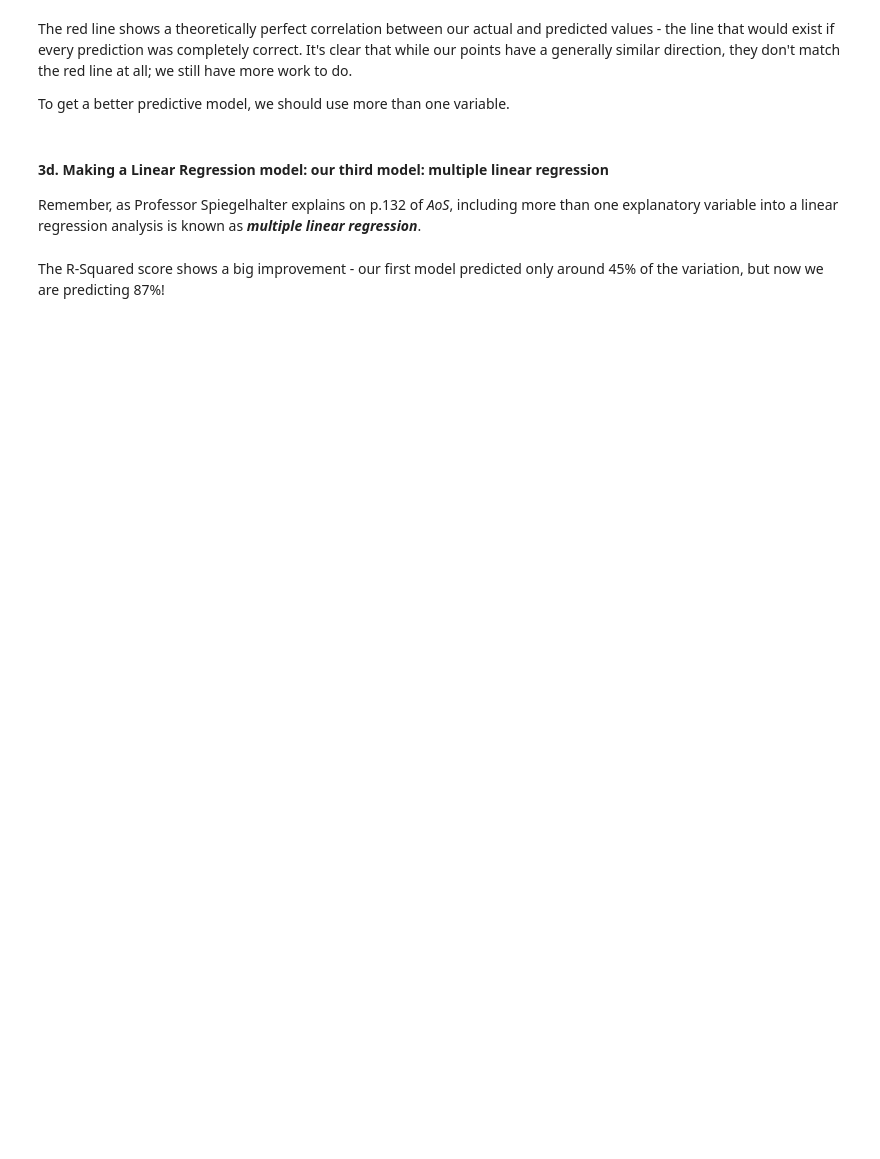
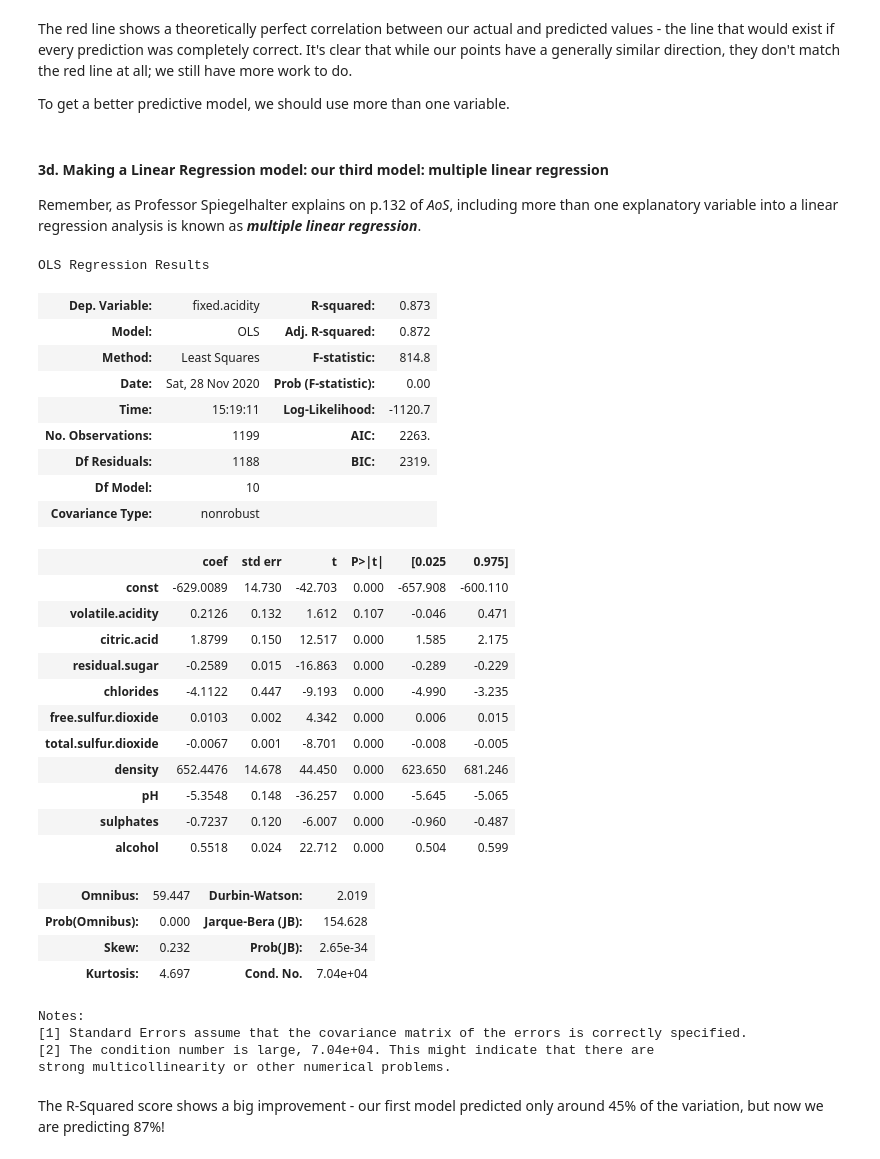
Before and after one commit to cogentdom/Linear_Regression, a Jupyter notebook: Springboard Regression Case Study - the Red Wine Dataset - Tier 3.ipynb, the cells around one changed output. Drawn from its saved outputs; the diff is of its cells as text; code cells hidden in the pictures; blank space fills up the shorter version.

```diff
--- a/Springboard Regression Case Study - the Red Wine Dataset - Tier 3.ipynb
+++ b/Springboard Regression Case Study - the Red Wine Dataset - Tier 3.ipynb
@@ -400,6 +447,37 @@ _ _ _
 # %%
 # Evaluate the model
-_ _ _
+rModel3.summary()
+# %% [output]
+OLS Regression Results
+| Dep. Variable: | fixed.acidity | R-squared: | 0.873 |
+| Model: | OLS | Adj. R-squared: | 0.872 |
+| Method: | Least Squares | F-statistic: | 814.8 |
+| Date: | Sat, 28 Nov 2020 | Prob (F-statistic): | 0.00 |
+| Time: | 15:19:11 | Log-Likelihood: | -1120.7 |
+| No. Observations: | 1199 | AIC: | 2263. |
+| Df Residuals: | 1188 | BIC: | 2319. |
+| Df Model: | 10 |  |  |
+| Covariance Type: | nonrobust |  |  |
+|  | coef | std err | t | P>|t| | [0.025 | 0.975] |
+| const | -629.0089 | 14.730 | -42.703 | 0.000 | -657.908 | -600.110 |
+| volatile.acidity | 0.2126 | 0.132 | 1.612 | 0.107 | -0.046 | 0.471 |
+| citric.acid | 1.8799 | 0.150 | 12.517 | 0.000 | 1.585 | 2.175 |
+| residual.sugar | -0.2589 | 0.015 | -16.863 | 0.000 | -0.289 | -0.229 |
+| chlorides | -4.1122 | 0.447 | -9.193 | 0.000 | -4.990 | -3.235 |
+| free.sulfur.dioxide | 0.0103 | 0.002 | 4.342 | 0.000 | 0.006 | 0.015 |
+| total.sulfur.dioxide | -0.0067 | 0.001 | -8.701 | 0.000 | -0.008 | -0.005 |
+| density | 652.4476 | 14.678 | 44.450 | 0.000 | 623.650 | 681.246 |
+| pH | -5.3548 | 0.148 | -36.257 | 0.000 | -5.645 | -5.065 |
+| sulphates | -0.7237 | 0.120 | -6.007 | 0.000 | -0.960 | -0.487 |
+| alcohol | 0.5518 | 0.024 | 22.712 | 0.000 | 0.504 | 0.599 |
+| Omnibus: | 59.447 | Durbin-Watson: | 2.019 |
+| Prob(Omnibus): | 0.000 | Jarque-Bera (JB): | 154.628 |
+| Skew: | 0.232 | Prob(JB): | 2.65e-34 |
+| Kurtosis: | 4.697 | Cond. No. | 7.04e+04 |
+Notes:
+[1] Standard Errors assume that the covariance matrix of the errors is correctly specified.
+[2] The condition number is large, 7.04e+04. This might indicate that there are
+strong multicollinearity or other numerical problems.
 # %% [markdown]
 The R-Squared score shows a big improvement - our first model predicted only around 45% of the variation, but now we are predicting 87%!
 # %%
```
Also changed, not shown: parts of 21 cells of this notebook.
